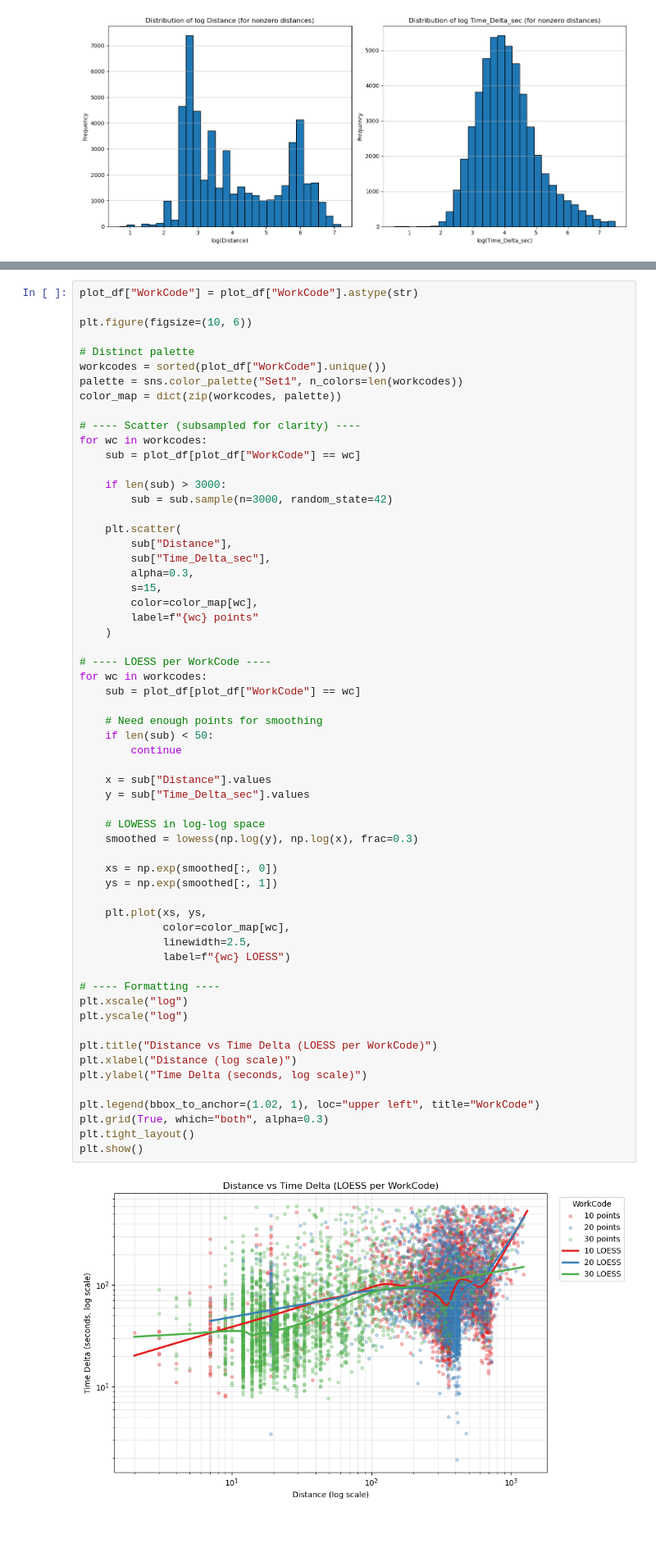
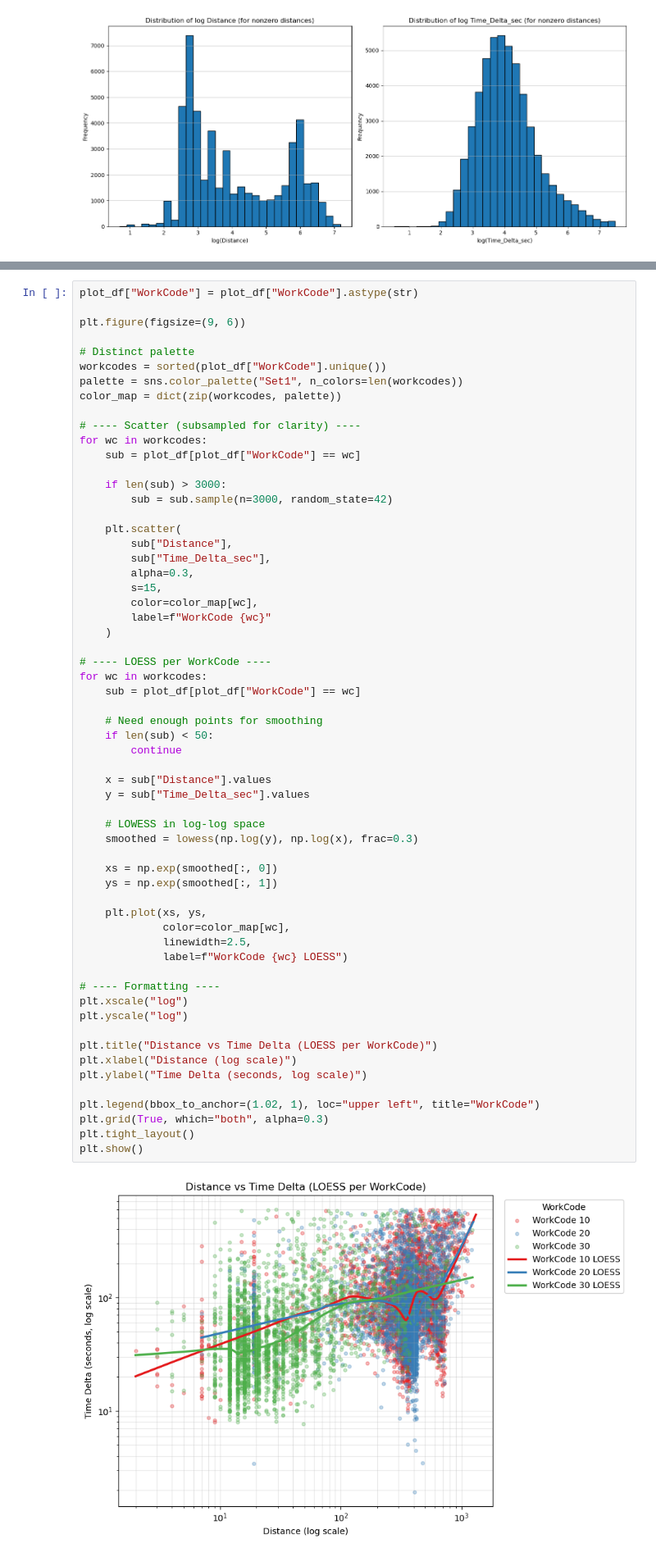
Before and after one commit to JiashenWangg/Lucas_Systems_Capstone_Project, a Jupyter notebook: EDA_Jiashen/eda_week5.ipynb, the cells around one changed output, grey strips where cells are left out. Shown at 82% size. Cells and saved outputs as stored; diff of their text form; blank space fills up the shorter version.

Commit message:
Update plots and eda for 2/12 meeting

```diff
--- a/EDA_Jiashen/eda_week5.ipynb
+++ b/EDA_Jiashen/eda_week5.ipynb
@@ -324,7 +324,7 @@ plt.show()
 # %%
 plot_df["WorkCode"] = plot_df["WorkCode"].astype(str)
 
-plt.figure(figsize=(10, 6))
+plt.figure(figsize=(9, 6))
 
 # Distinct palette
 workcodes = sorted(plot_df["WorkCode"].unique())
@@ -344,7 +344,7 @@ for wc in workcodes:
         alpha=0.3,
         s=15,
         color=color_map[wc],
-        label=f"{wc} points"
+        label=f"WorkCode {wc}"
     )
 
 # ---- LOESS per WorkCode ----
@@ -354,35 +354,35 @@ for wc in workcodes:
     # Need enough points for smoothing
     if len(sub) < 50:
         continue
 
     x = sub["Distance"].values
     y = sub["Time_Delta_sec"].values
 
     # LOWESS in log-log space
     smoothed = lowess(np.log(y), np.log(x), frac=0.3)
 
     xs = np.exp(smoothed[:, 0])
     ys = np.exp(smoothed[:, 1])
 
     plt.plot(xs, ys,
              color=color_map[wc],
              linewidth=2.5,
-             label=f"{wc} LOESS")
+             label=f"WorkCode {wc} LOESS")
 
 # ---- Formatting ----
 plt.xscale("log")
 plt.yscale("log")
 
 plt.title("Distance vs Time Delta (LOESS per WorkCode)")
 plt.xlabel("Distance (log scale)")
 plt.ylabel("Time Delta (seconds, log scale)")
 
 plt.legend(bbox_to_anchor=(1.02, 1), loc="upper left", title="WorkCode")
 plt.grid(True, which="both", alpha=0.3)
 plt.tight_layout()
 plt.show()
 # %% [output]
-[figure, old version]
+[figure, new version]
 # %%
 df = OE_joined.copy()
 df = df.sort_values(["UserID", "Timestamp"]).reset_index(drop=True)
```
Also changed, not shown: parts of 3 cells of this notebook, 3 other files.
